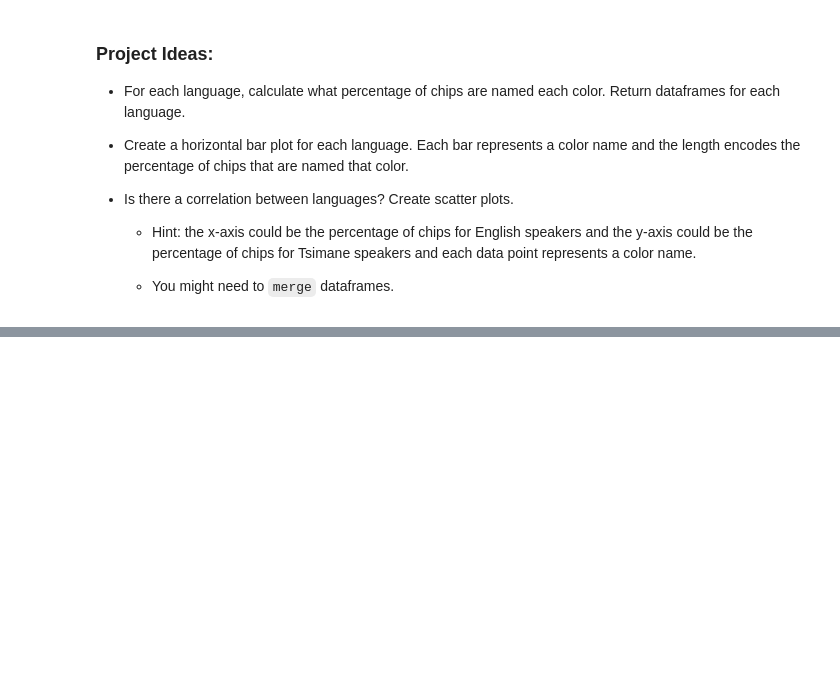
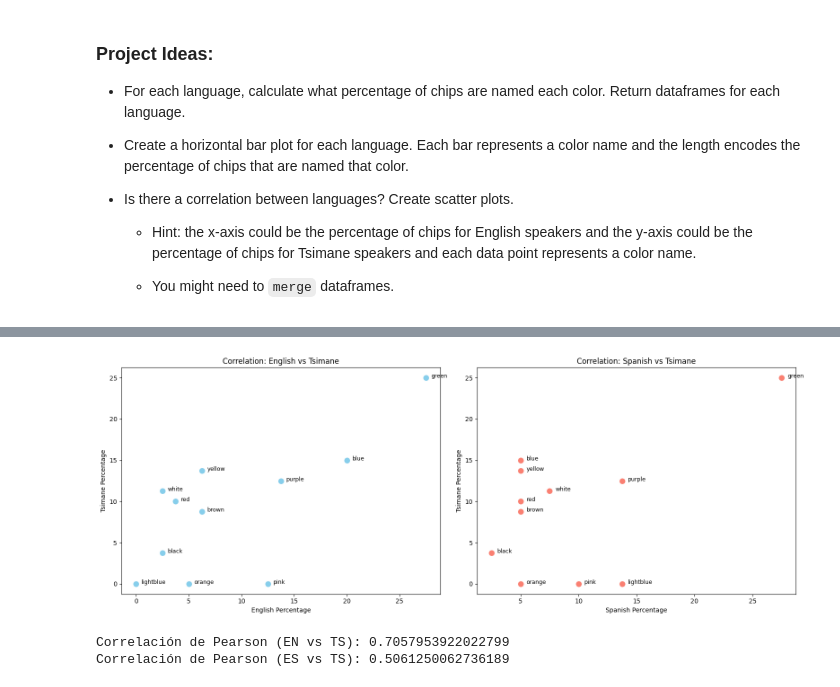
Before and after one commit to daf01-web/Mineria-de-Datos, a Jupyter notebook: naming_colors.ipynb, the cells around one changed output, grey strips where cells are left out. Cells and saved outputs as stored; diff of their text form; code cells hidden in the pictures; blank space fills up the shorter version.

```diff
--- a/naming_colors.ipynb
+++ b/naming_colors.ipynb
@@ -69,0 +132,41 @@ plot_colors('english_color')
+# %%
+import seaborn as sns
+import matplotlib.pyplot as plt
+
+# Unir (Merge) los dataframes para comparar
+# Combinamos Inglés y Tsimane' primero
+df_corr = pd.merge(df_en, df_ts, on='color', how='outer', suffixes=('_en', '_ts')).fillna(0)
+
+# Combinamos el resultado con Español
+df_corr = pd.merge(df_corr, df_es, on='color', how='outer').fillna(0)
+df_corr = df_corr.rename(columns={'percentage': 'percentage_es'})
+
+# Crear los Scatter Plots de comparación
+fig, (ax1, ax2) = plt.subplots(1, 2, figsize=(16, 6))
+
+# Comparación 1: Inglés vs Tsimane'
+sns.scatterplot(data=df_corr, x='percentage_en', y='percentage_ts', ax=ax1, s=100, color='skyblue')
+ax1.set_title('Correlation: English vs Tsimane')
+ax1.set_xlabel('English Percentage')
+ax1.set_ylabel('Tsimane Percentage')
+for i in range(df_corr.shape[0]):
+    ax1.text(df_corr.percentage_en[i]+0.5, df_corr.percentage_ts[i], df_corr.color[i], fontsize=9)
+
+# Comparación 2: Español vs Tsimane'
+sns.scatterplot(data=df_corr, x='percentage_es', y='percentage_ts', ax=ax2, s=100, color='salmon')
+ax2.set_title('Correlation: Spanish vs Tsimane')
+ax2.set_xlabel('Spanish Percentage')
+ax2.set_ylabel('Tsimane Percentage')
+for i in range(df_corr.shape[0]):
+    ax2.text(df_corr.percentage_es[i]+0.5, df_corr.percentage_ts[i], df_corr.color[i], fontsize=9)
+
+plt.tight_layout()
+plt.show()
+
+# Opcional: Calcular el coeficiente de correlación de Pearson
+print("Correlación de Pearson (EN vs TS):", df_corr['percentage_en'].corr(df_corr['percentage_ts']))
+print("Correlación de Pearson (ES vs TS):", df_corr['percentage_es'].corr(df_corr['percentage_ts']))
+# %% [output]
+[figure, added]
+Correlación de Pearson (EN vs TS): 0.7057953922022799
+Correlación de Pearson (ES vs TS): 0.5061250062736189
```
Also changed, not shown: parts of 3 cells of this notebook.
